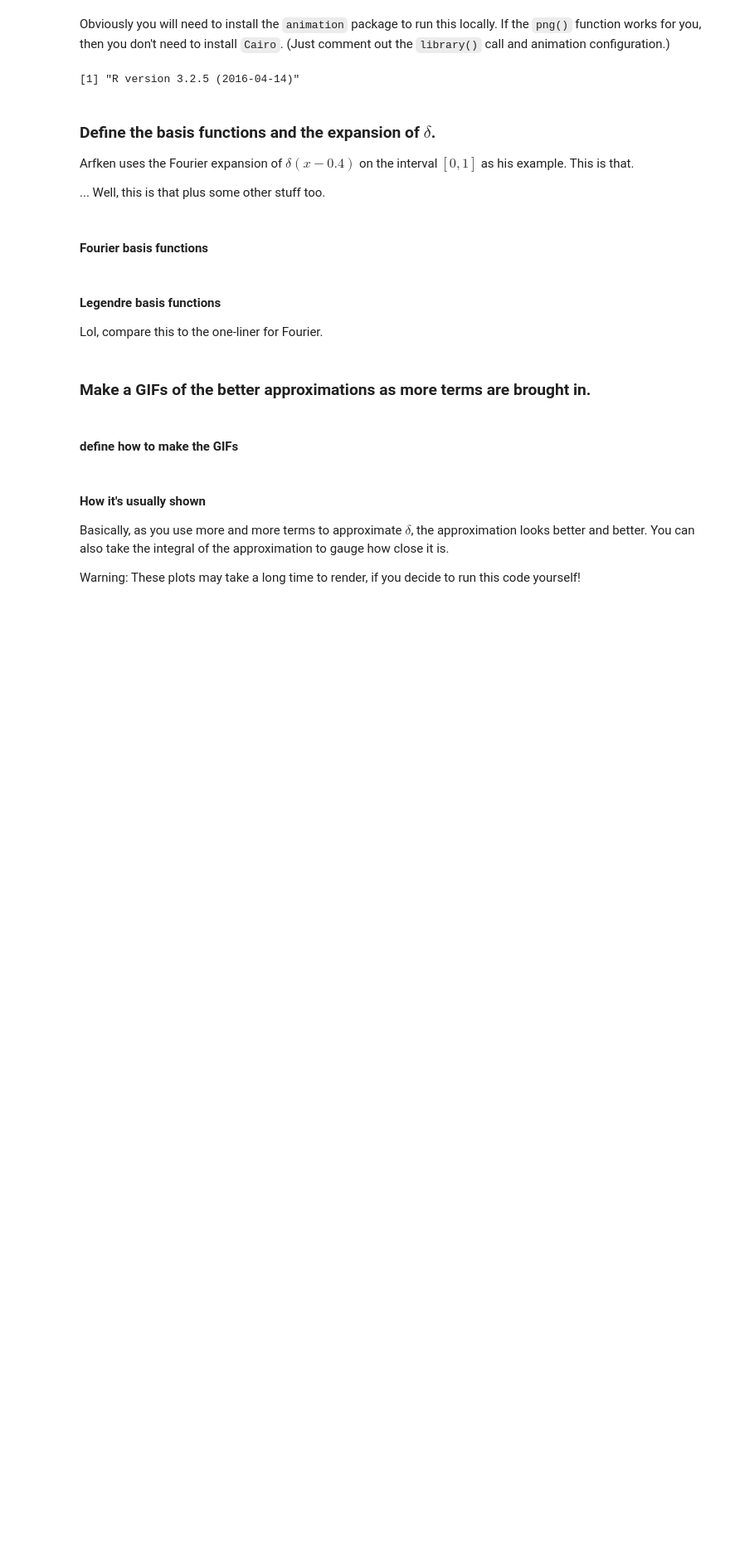
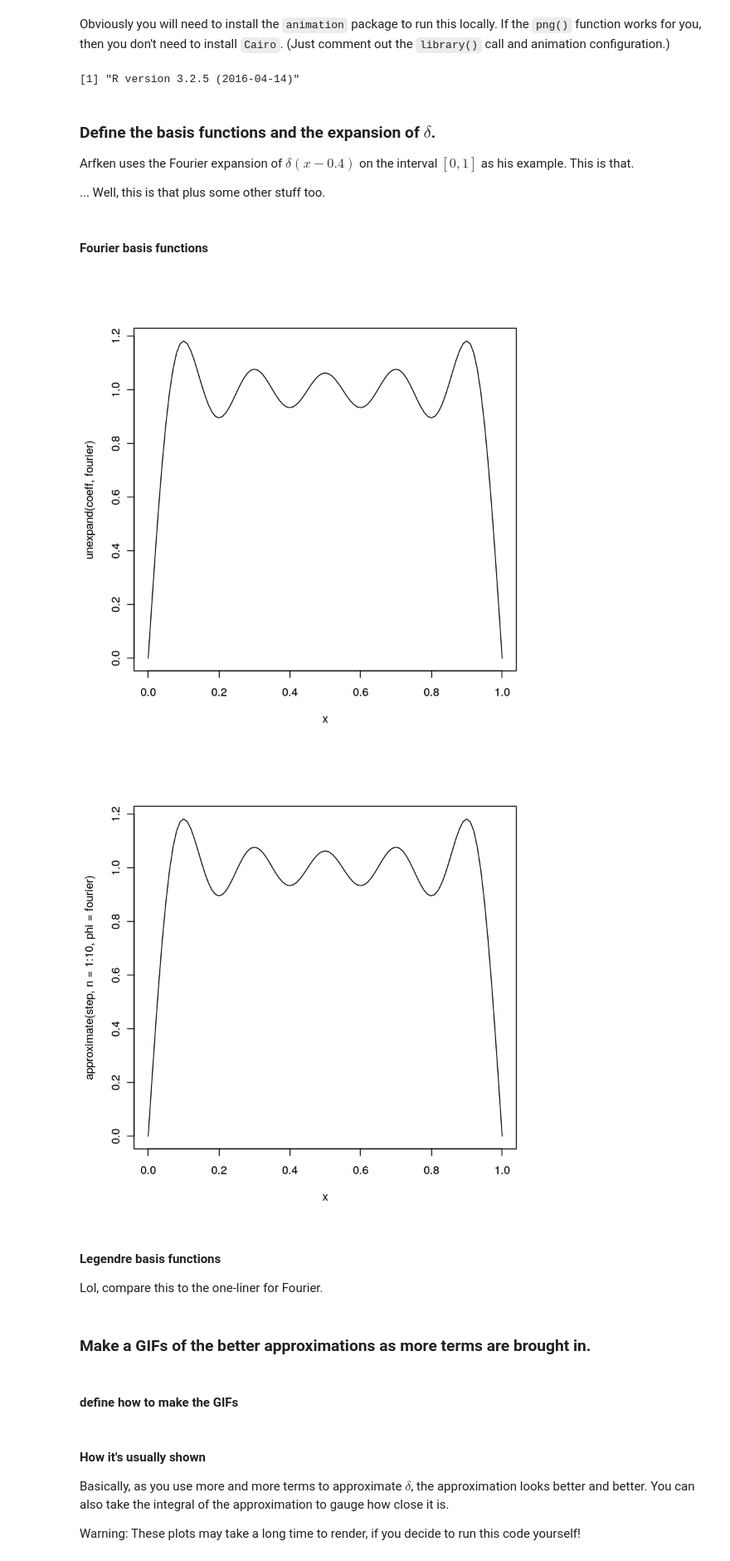
Before and after one commit to Joedang/Portfolio, a Jupyter notebook: misc/diracDeltaExpansion.ipynb, the cells around one changed output. Shown: that part at 83% size. Drawn from its saved outputs; the diff is of its cells as text; code cells hidden in the pictures; blank space fills up the shorter version.

```diff
--- a/misc/diracDeltaExpansion.ipynb
+++ b/misc/diracDeltaExpansion.ipynb
@@ -57,6 +98,13 @@ mkf.delta <- function(N=50, t=0.4, n=1:N)
 #### Fourier basis functions
 # %%
 fourier <- function(x, n) sqrt(2)*sin(n*pi*x)
+# %%
+coeff <- expand(step, phi=fourier)
+plot(unexpand(coeff, fourier))
+plot(approximate(step, n=1:10, phi=fourier))
+# %% [output]
+[figure, added]
+[figure, added]
 # %% [markdown]
 #### Legendre basis functions
 Lol, compare this to the one-liner for Fourier.
```
Also changed, not shown: parts of 8 cells of this notebook.
